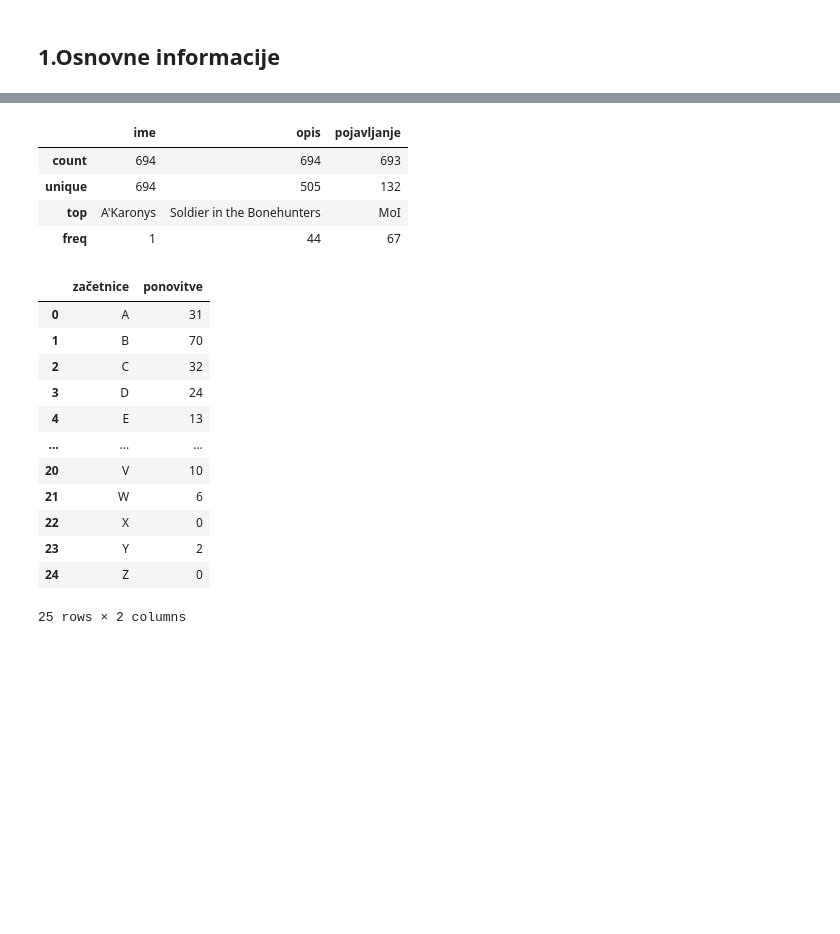
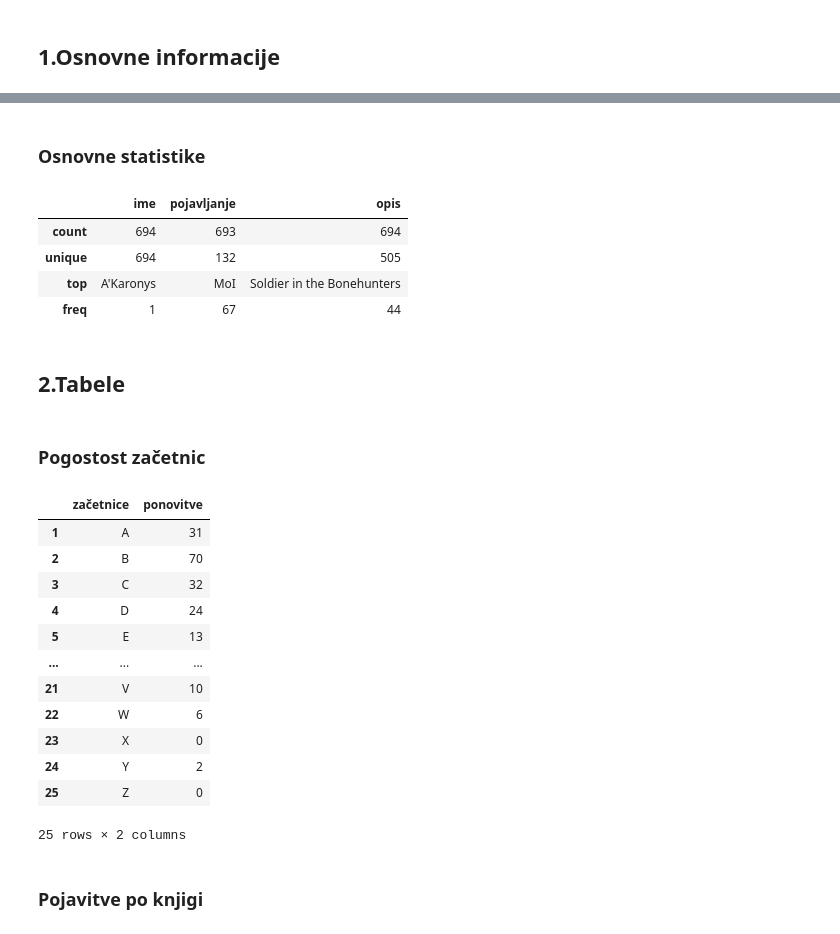
Before and after one commit to Neo-Mistral/Projektna-naloga, a Jupyter notebook: Analiziranje.ipynb, the cells around one changed output, grey strips where cells are left out. Drawn from its saved outputs; the diff is of its cells as text; code cells hidden in the pictures; blank space fills up the shorter version.

```diff
--- a/Analiziranje.ipynb
+++ b/Analiziranje.ipynb
@@ -3,14 +3,21 @@
 # %%
 import os
 import pandas as pd
+import matplotlib.pyplot as plt
 
 directory_obdelani = 'podatki-obdelani'
-csv_osebe = 'characters.csv'
+csv_osebe = 'osebe.csv'
+csv_knjige = 'knjige.csv'
 #količina izpisanih vrstic
 pd.set_option("display.max_rows", 12)
 # izberemo interaktivni "notebook" stil risanja
 %matplotlib inline
-path = os.path.join(directory_obdelani, csv_osebe)
-osebe = pd.read_csv(path)
+path_osebe = os.path.join(directory_obdelani, csv_osebe)
+osebe = pd.read_csv(path_osebe)
+osebe.index += 1
+
+path_knjige = os.path.join(directory_obdelani, csv_knjige)
+knjige = pd.read_csv(path_knjige)
+knjige.index += 1
 # %% [markdown]
 ## 1.Osnovne informacije
@@ -33,33 +60,42 @@ osebe
+# %% [markdown]
+### Osnovne statistike
 # %%
 osebe.describe()
 # %% [output]
-|  | ime | opis | pojavljanje |
-| count | 694 | 694 | 693 |
-| unique | 694 | 505 | 132 |
-| top | A'Karonys | Soldier in the Bonehunters | MoI |
-| freq | 1 | 44 | 67 |
+|  | ime | pojavljanje | opis |
+| count | 694 | 693 | 694 |
+| unique | 694 | 132 | 505 |
+| top | A'Karonys | MoI | Soldier in the Bonehunters |
+| freq | 1 | 67 | 44 |
+# %% [markdown]
+## 2.Tabele
+# %% [markdown]
+### Pogostost začetnic
 # %%
 zacetnice_ponovitve = {}
 for i in "ABCDEFGHIJKLMNOPRSTUVWXYZ":
     zacetnice_ponovitve[i] = 0
     for j in osebe['ime']:
         if i == j[0]:
             zacetnice_ponovitve[i] += 1
 
-zacetnice = {'začetnice':list(crke_ponovitve.keys()), 'ponovitve':list(crke_ponovitve.values())}
+zacetnice = {'začetnice':list(zacetnice_ponovitve.keys()), 'ponovitve':list(zacetnice_ponovitve.values())}
 zacetnice_pd = pd.DataFrame.from_dict(zacetnice)
+zacetnice_pd.index += 1
 zacetnice_pd
 # %% [output]
 |  | začetnice | ponovitve |
-| 0 | A | 31 |
-| 1 | B | 70 |
-| 2 | C | 32 |
-| 3 | D | 24 |
-| 4 | E | 13 |
+| 1 | A | 31 |
+| 2 | B | 70 |
+| 3 | C | 32 |
+| 4 | D | 24 |
+| 5 | E | 13 |
 | ... | ... | ... |
-| 20 | V | 10 |
-| 21 | W | 6 |
-| 22 | X | 0 |
-| 23 | Y | 2 |
-| 24 | Z | 0 |
+| 21 | V | 10 |
+| 22 | W | 6 |
+| 23 | X | 0 |
+| 24 | Y | 2 |
+| 25 | Z | 0 |
 25 rows × 2 columns
+# %% [markdown]
+### Pojavitve po knjigi
```
Also changed, not shown: parts of 15 cells of this notebook, 4 other files.
